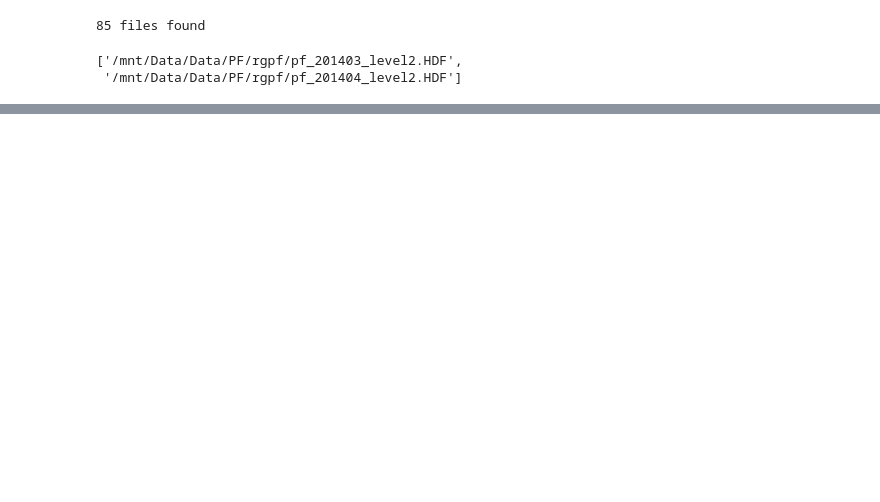
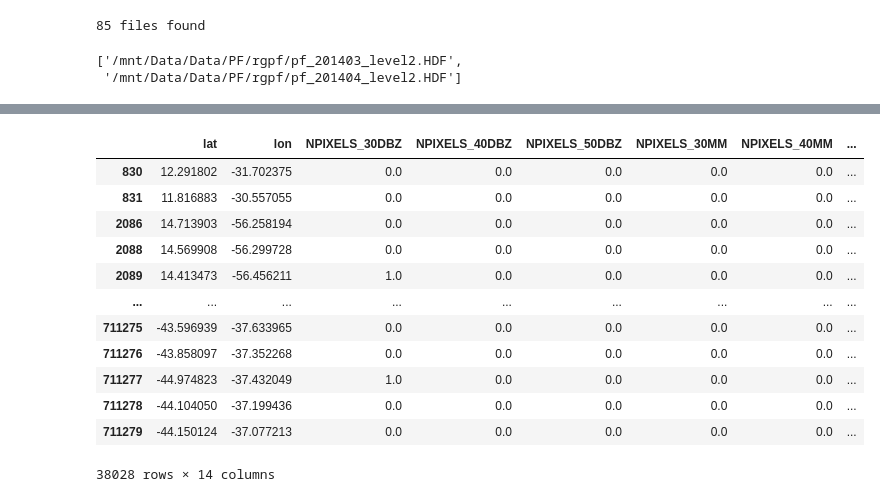
Before and after one commit to mhacarthur/PF_processing, a Jupyter notebook: jupyter/export_dataframe.ipynb, the cells around one changed output, grey strips where cells are left out. Drawn from its saved outputs; the diff is of its cells as text; code cells hidden in the pictures; blank space fills up the shorter version.

```diff
--- a/jupyter/export_dataframe.ipynb
+++ b/jupyter/export_dataframe.ipynb
@@ -85,3 +93,19 @@ Exporting data to /mnt/Data/Data/PF/DF_SA/rgpf_201403_level2.csv
+# %%
+out2
+# %% [output]
+|  | lat | lon | NPIXELS_30DBZ | NPIXELS_40DBZ | NPIXELS_50DBZ | NPIXELS_30MM | NPIXELS_40MM | ... |
+| 830 | 12.291802 | -31.702375 | 0.0 | 0.0 | 0.0 | 0.0 | 0.0 | ... |
+| 831 | 11.816883 | -30.557055 | 0.0 | 0.0 | 0.0 | 0.0 | 0.0 | ... |
+| 2086 | 14.713903 | -56.258194 | 0.0 | 0.0 | 0.0 | 0.0 | 0.0 | ... |
+| 2088 | 14.569908 | -56.299728 | 0.0 | 0.0 | 0.0 | 0.0 | 0.0 | ... |
+| 2089 | 14.413473 | -56.456211 | 1.0 | 0.0 | 0.0 | 0.0 | 0.0 | ... |
+| ... | ... | ... | ... | ... | ... | ... | ... | ... |
+| 711275 | -43.596939 | -37.633965 | 0.0 | 0.0 | 0.0 | 0.0 | 0.0 | ... |
+| 711276 | -43.858097 | -37.352268 | 0.0 | 0.0 | 0.0 | 0.0 | 0.0 | ... |
+| 711277 | -44.974823 | -37.432049 | 1.0 | 0.0 | 0.0 | 0.0 | 0.0 | ... |
+| 711278 | -44.104050 | -37.199436 | 0.0 | 0.0 | 0.0 | 0.0 | 0.0 | ... |
+| 711279 | -44.150124 | -37.077213 | 0.0 | 0.0 | 0.0 | 0.0 | 0.0 | ... |
+38028 rows × 14 columns
 # %%
 alt_ref = 5
 
```
Also changed, not shown: parts of 7 cells of this notebook, 2 other files.
